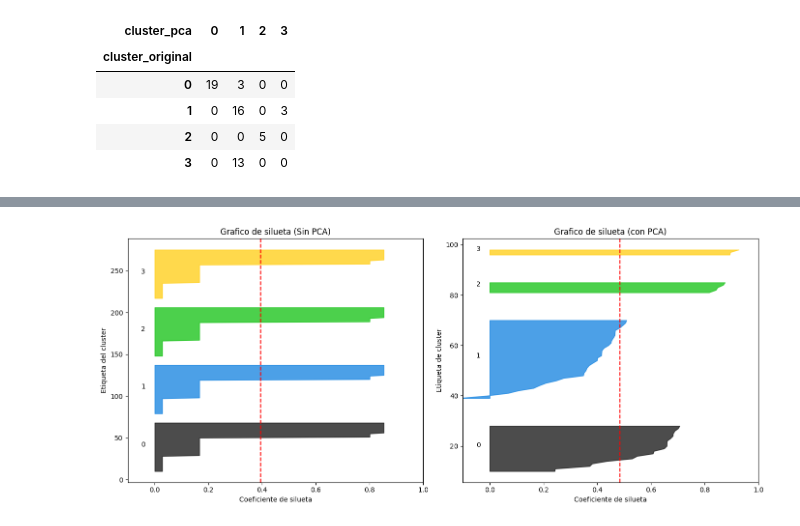
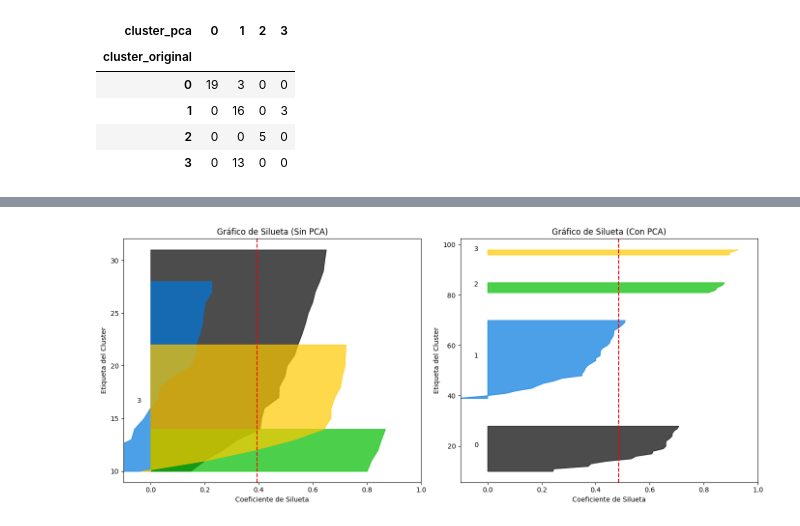
Before and after one commit to KBCoronado/MachineLearning, a Jupyter notebook: Unidad4/Practica_2_Clustering_de_Frutas_con_K_Means.ipynb, the cells around one changed output, grey strips where cells are left out. Drawn from its saved outputs; the diff is of its cells as text; code cells hidden in the pictures.

```diff
--- a/Unidad4/Practica_2_Clustering_de_Frutas_con_K_Means.ipynb
+++ b/Unidad4/Practica_2_Clustering_de_Frutas_con_K_Means.ipynb
@@ -134,12 +122,10 @@ frutas ["cluster_original"] = clusters_original
 # %%
-#PCA a 2 componentes
 pca = PCA(n_components=2)
-x_pca = pca.fit_transform(x_scaled)
-print("Varianza explicada por PC1 y PC2:",
-      pca.explained_variance_ratio_)
-#K-Means despues de PCA
+X_pca = pca.fit_transform(x_scaled)
+print("Varianza explicada por PC1 y PC2:", pca.explained_variance_ratio_)
+# K-Means después del PCA
 kmeans_pca = KMeans(n_clusters=4, random_state=42)
-clusters_pca = kmeans_pca.fit_predict(x_pca)
+clusters_pca = kmeans_pca.fit_predict(X_pca)
 frutas["cluster_pca"] = clusters_pca
 # %% [output]
 Varianza explicada por PC1 y PC2: [0.57845054 0.25650171]
@@ -195,47 +179,50 @@ Silueta con PCA, 0.4858531414482384
 # %%
-#calcula valores de silueta para cada muestra
+import matplotlib.pyplot as plt
+import numpy as np
+from sklearn.metrics import silhouette_samples
+# Calcula valores de silueta para cada muestra
 silhouette_vals_original = silhouette_samples(x_scaled, clusters_original)
-silhouette_vals_pca = silhouette_samples(x_pca, clusters_pca)
-#Numero de clusters
-n_clusters_original = len(np.unique(clusters_original))
-n_clusters_pca = len(np.unique(clusters_pca))
-fig, axes = plt.subplots(1, 2, figsize=(14, 6))
-#Grafico sin PCA
+silhouette_vals_pca = silhouette_samples(X_pca, clusters_pca)
+# Número de clusty_lower = 10 for i in range (n_clusters_original):
+n_clusters_original =len(np.unique(clusters_original))
+n_clusters_pca =len(np.unique(clusters_pca))
+fig, axes = plt.subplots(1,2, figsize=(14,6))
+# --- Gráfico sin PCA ---
 y_lower = 10
 for i in range (n_clusters_original):
-  ith_cluster_silhouette_values = silhouette_vals_original[clusters_original --1]
+  ith_cluster_silhouette_values = silhouette_vals_original[clusters_original == i]
   ith_cluster_silhouette_values.sort()
   size_cluster_i = ith_cluster_silhouette_values.shape[0]
   y_upper = y_lower + size_cluster_i
-  color = plt.cm.nipy_spectral(float(i)/ n_clusters_original)
-  axes[0].fill_betweenx(np.arange(y_lower, y_upper), 0, ith_cluster_silhouette_values,
-                        facecolor=color, edgecolor=color, alpha=0.7)
-  axes[0].text(-0.05, y_lower + 0.5 * size_cluster_i, str(i))
-  y_lower = y_upper +10
+  color = plt.cm.nipy_spectral(float(i) / n_clusters_original)
+  axes[0].fill_betweenx(np.arange(y_lower, y_upper),0, ith_cluster_silhouette_values,
+                      facecolor=color, edgecolor=color, alpha=0.7)
+axes[0].text(-0.05, y_lower +0.5* size_cluster_i,str(i))
+y_lower = y_upper +10
 axes[0].axvline(x=np.mean(silhouette_vals_original), color="red", linestyle="--")
-axes[0].set_title("Grafico de silueta (Sin PCA)")
-axes[0].set_xlabel("Coeficiente de silueta")
-axes[0].set_ylabel("Etiqueta del cluster")
-axes[0].set_xlim([-0.1, 1])
-#Grafico con PCA
+axes[0].set_title("Gráfico de Silueta (Sin PCA)")
+axes[0].set_xlabel("Coeficiente de Silueta")
+axes[0].set_ylabel("Etiqueta del Cluster")
+axes[0].set_xlim([-0.1,1])
+# --- Gráfico con PCA ---
 y_lower = 10
 for i in range (n_clusters_pca):
   ith_cluster_silhouette_values = silhouette_vals_pca[clusters_pca == i]
   ith_cluster_silhouette_values.sort()
   size_cluster_i = ith_cluster_silhouette_values.shape[0]
   y_upper = y_lower + size_cluster_i
-  color = plt.cm.nipy_spectral(float(i)/ n_clusters_pca)
-  axes[1].fill_betweenx(np.arange(y_lower, y_upper), 0, ith_cluster_silhouette_values,
-                        facecolor=color, edgecolor=color, alpha=0.7)
-  axes[1].text(-0.05, y_lower + 0.5 * size_cluster_i, str(i))
+  color = plt.cm.nipy_spectral(float(i) / n_clusters_pca)
+  axes[1].fill_betweenx(np.arange(y_lower, y_upper),0
+                        , ith_cluster_silhouette_values,facecolor=color, edgecolor=color, alpha=0.7)
+  axes[1].text(-0.05, y_lower +0.5* size_cluster_i,str(i))
   y_lower = y_upper +10
 axes[1].axvline(x=np.mean(silhouette_vals_pca), color="red", linestyle="--")
-axes[1].set_title("Grafico de silueta (con PCA)")
-axes[1].set_xlabel("Coeficiente de silueta")
-axes[1].set_ylabel("Etiqueta de cluster")
-axes[1].set_xlim([-0.1, 1])
+axes[1].set_title("Gráfico de Silueta (Con PCA)")
+axes[1].set_xlabel("Coeficiente de Silueta")
+axes[1].set_ylabel("Etiqueta del Cluster")
+axes[1].set_xlim([-0.1,1])
 plt.tight_layout()
 plt.show()
 # %% [output]
-[figure, old version]
+[figure, new version]
 # %%
```
Also changed, not shown: parts of 13 cells of this notebook.
